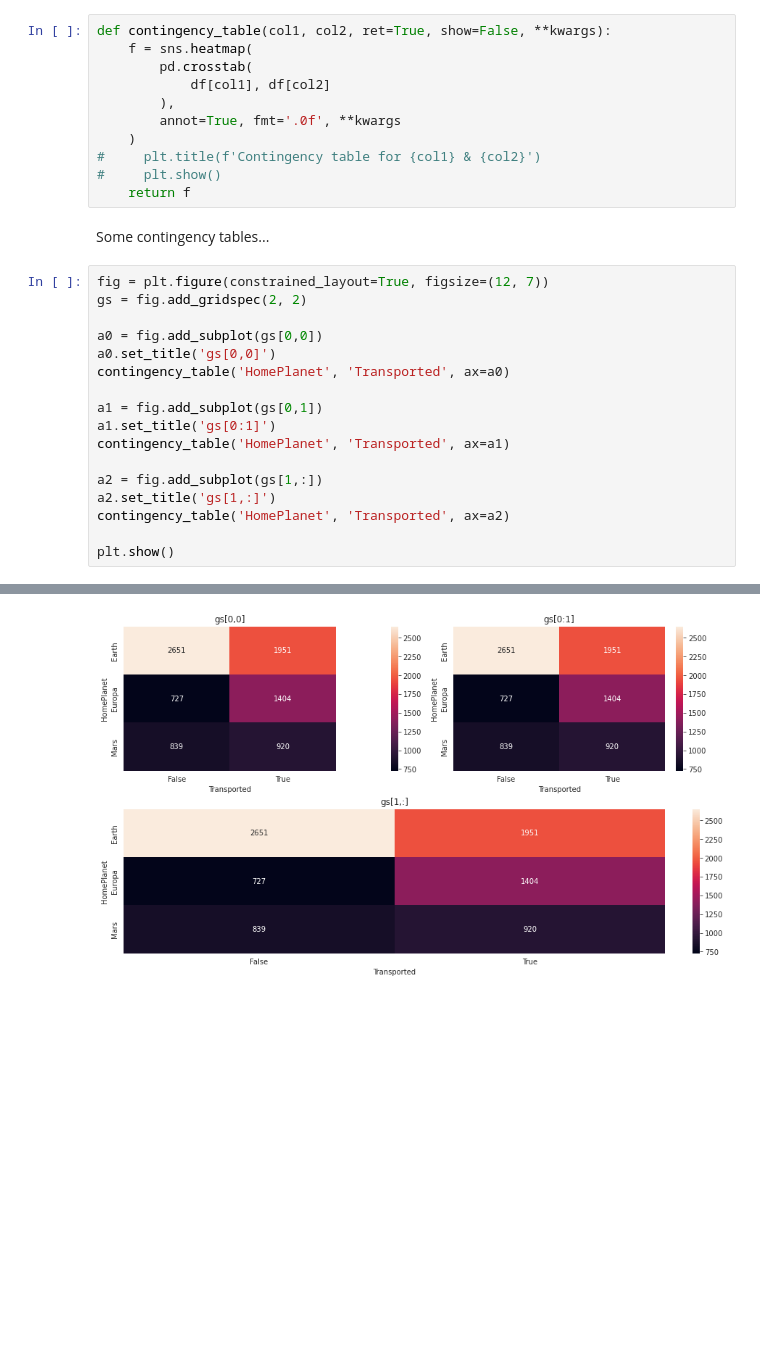
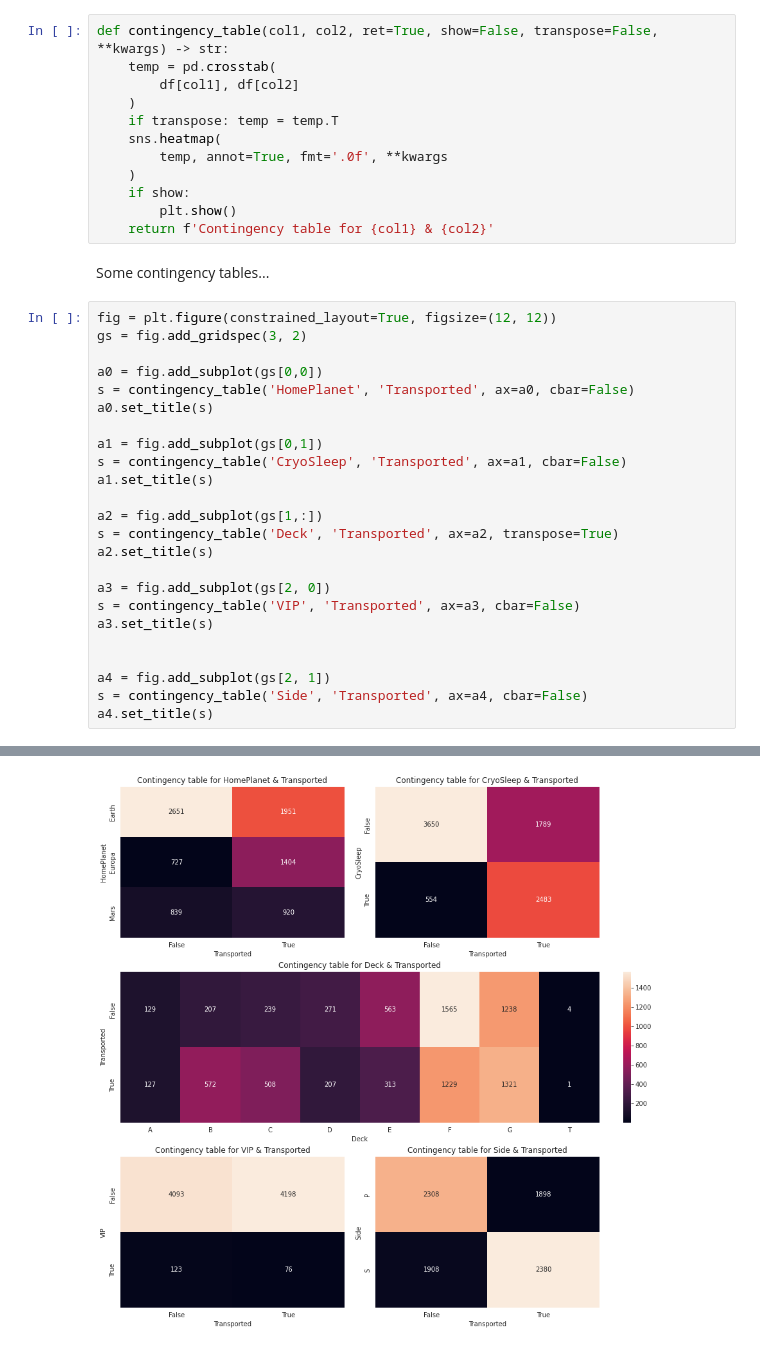
Before and after one commit to team-pass-ds/Spaceship-Titanic, a Jupyter notebook: notebooks/mukhopadhyay-eda-notebook.ipynb, the cells around one changed output, grey strips where cells are left out. Cells and saved outputs as stored; diff of their text form; blank space fills up the shorter version.

Commit message:
Adding relavant contingency tables

```diff
--- a/notebooks/mukhopadhyay-eda-notebook.ipynb
+++ b/notebooks/mukhopadhyay-eda-notebook.ipynb
@@ -295,33 +295,41 @@ df.head(3)
 | 1 | 01 | Earth | False | F/0/S | TRAPPIST-1e | 24.0 | False | 109.0 | 9.0 | ... |
 | 2 | 01 | Europa | False | A/0/S | TRAPPIST-1e | 58.0 | True | 43.0 | 3576.0 | ... |
 # %%
-def contingency_table(col1, col2, ret=True, show=False, **kwargs):
-    f = sns.heatmap(
-        pd.crosstab(
-            df[col1], df[col2]
-        ),
-        annot=True, fmt='.0f', **kwargs
+def contingency_table(col1, col2, ret=True, show=False, transpose=False, **kwargs) -> str:
+    temp = pd.crosstab(
+        df[col1], df[col2]
     )
-#     plt.title(f'Contingency table for {col1} & {col2}')
-#     plt.show()
-    return f
+    if transpose: temp = temp.T
+    sns.heatmap(
+        temp, annot=True, fmt='.0f', **kwargs
+    )
+    if show:
+        plt.show()
+    return f'Contingency table for {col1} & {col2}'
 # %% [markdown]
 Some contingency tables...
 # %%
-fig = plt.figure(constrained_layout=True, figsize=(12, 7))
-gs = fig.add_gridspec(2, 2)
+fig = plt.figure(constrained_layout=True, figsize=(12, 12))
+gs = fig.add_gridspec(3, 2)
 
 a0 = fig.add_subplot(gs[0,0])
-a0.set_title('gs[0,0]')
-contingency_table('HomePlanet', 'Transported', ax=a0)
+s = contingency_table('HomePlanet', 'Transported', ax=a0, cbar=False)
+a0.set_title(s)
 
 a1 = fig.add_subplot(gs[0,1])
-a1.set_title('gs[0:1]')
-contingency_table('HomePlanet', 'Transported', ax=a1)
+s = contingency_table('CryoSleep', 'Transported', ax=a1, cbar=False)
+a1.set_title(s)
 
 a2 = fig.add_subplot(gs[1,:])
-a2.set_title('gs[1,:]')
-contingency_table('HomePlanet', 'Transported', ax=a2)
+s = contingency_table('Deck', 'Transported', ax=a2, transpose=True)
+a2.set_title(s)
 
-plt.show()
+a3 = fig.add_subplot(gs[2, 0])
+s = contingency_table('VIP', 'Transported', ax=a3, cbar=False)
+a3.set_title(s)
+
+
+a4 = fig.add_subplot(gs[2, 1])
+s = contingency_table('Side', 'Transported', ax=a4, cbar=False)
+a4.set_title(s)
 # %% [output]
@@ -328 +337 @@ plt.show()
-[figure, old version]
+[figure, new version]
```
Also changed, not shown: parts of 5 cells of this notebook.
